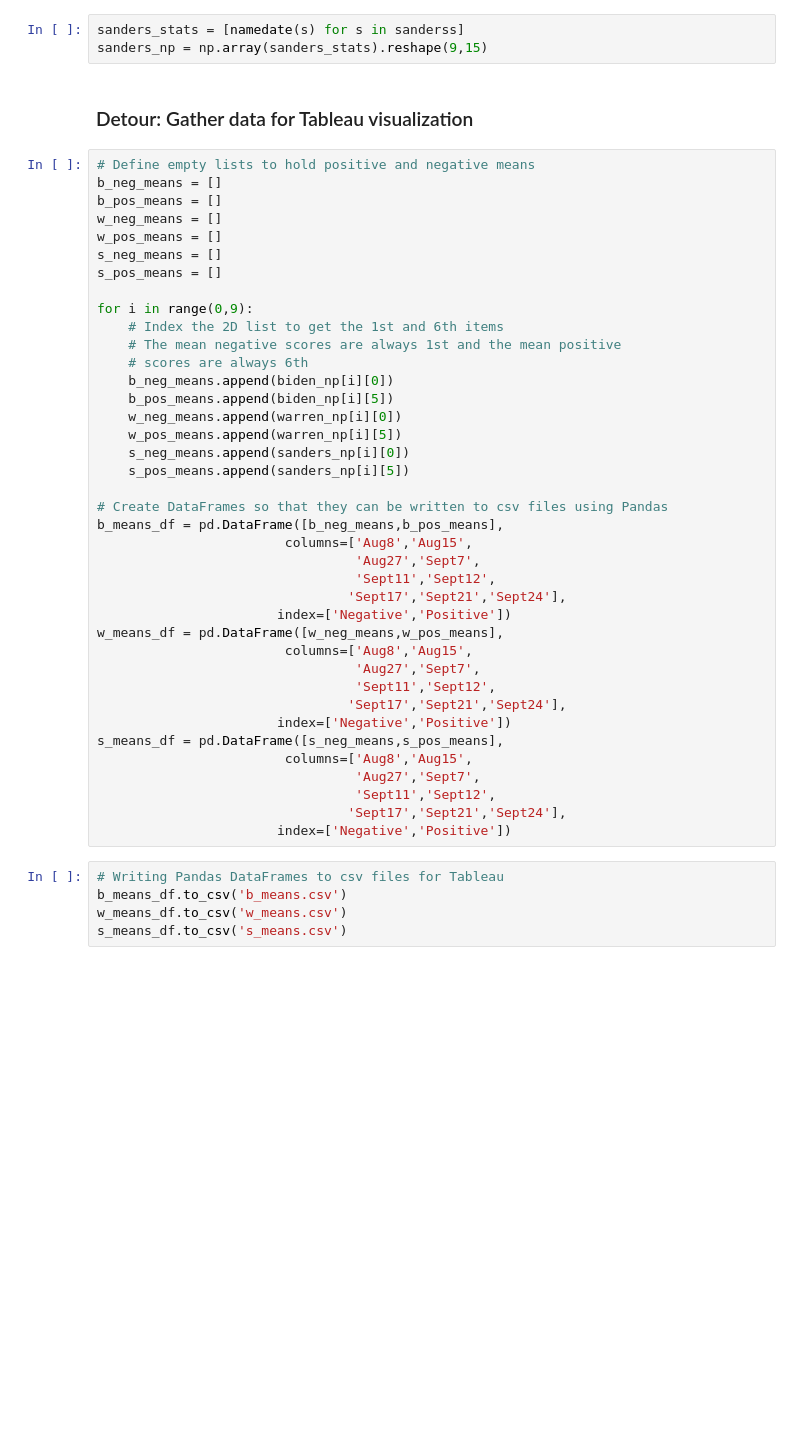
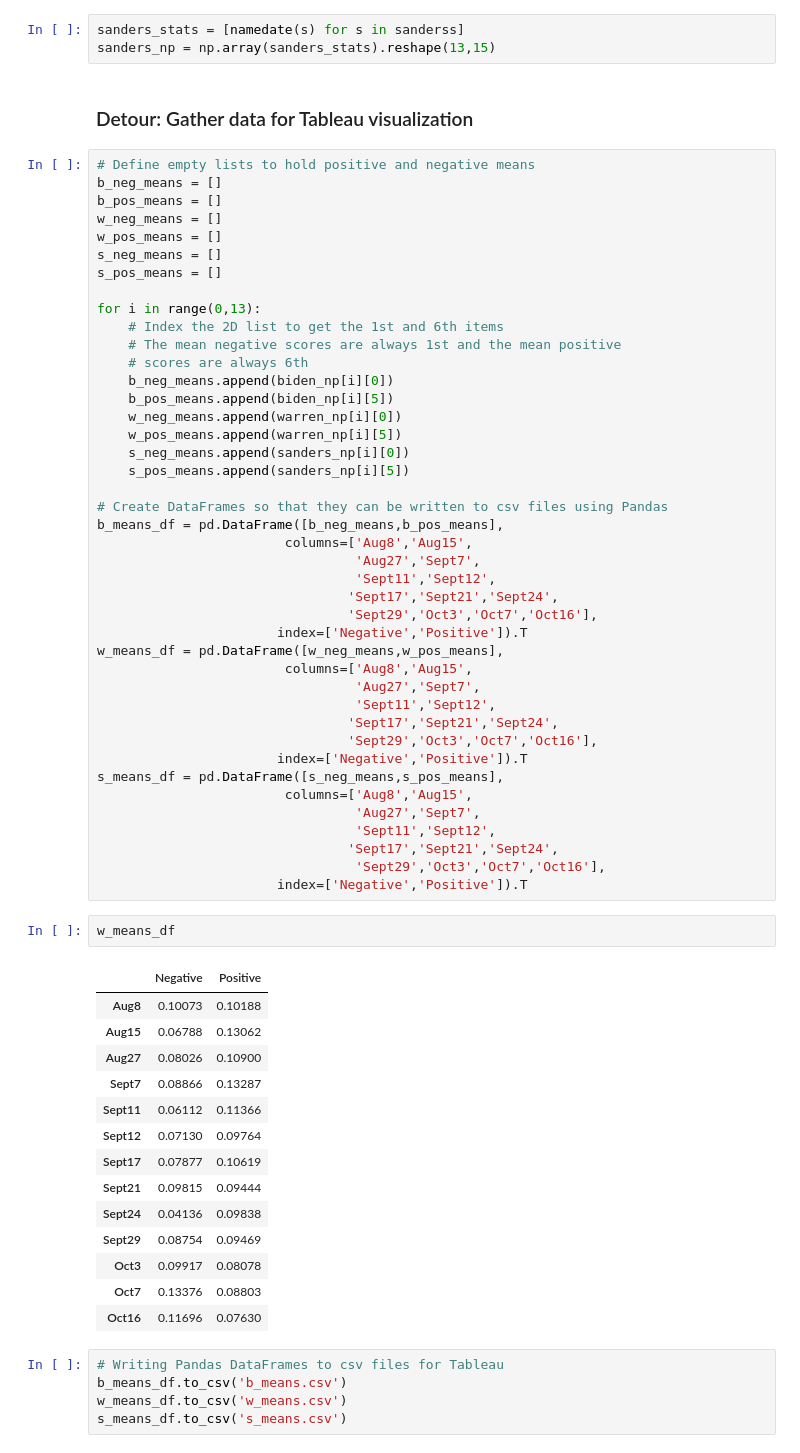
Before and after one commit to ehighland/msds692, a Jupyter notebook: PollsAndPolarity.ipynb, the cells around one changed output. Saved outputs shown, nothing was run; the diff lists cells and outputs as text; blank space fills up the shorter version.

```diff
--- a/PollsAndPolarity.ipynb
+++ b/PollsAndPolarity.ipynb
@@ -160,6 +175,6 @@ warren_np = np.array(warren_stats).reshape(9,15)
 # %%
 sanders_stats = [namedate(s) for s in sanderss]
-sanders_np = np.array(sanders_stats).reshape(9,15)
+sanders_np = np.array(sanders_stats).reshape(13,15)
 # %% [markdown]
 ### Detour: Gather data for Tableau visualization
 # %%
@@ -171,7 +186,7 @@ w_pos_means = []
 s_neg_means = []
 s_pos_means = []
 
-for i in range(0,9):
+for i in range(0,13):
     # Index the 2D list to get the 1st and 6th items
     # The mean negative scores are always 1st and the mean positive
     # scores are always 6th
@@ -187,20 +202,40 @@ b_means_df = pd.DataFrame([b_neg_means,b_pos_means],
                         columns=['Aug8','Aug15',
                                  'Aug27','Sept7',
                                  'Sept11','Sept12',
-                                'Sept17','Sept21','Sept24'],
-                       index=['Negative','Positive'])
+                                'Sept17','Sept21','Sept24',
+                                'Sept29','Oct3','Oct7','Oct16'],
+                       index=['Negative','Positive']).T
 w_means_df = pd.DataFrame([w_neg_means,w_pos_means],
                         columns=['Aug8','Aug15',
                                  'Aug27','Sept7',
                                  'Sept11','Sept12',
-                                'Sept17','Sept21','Sept24'],
-                       index=['Negative','Positive'])
+                                'Sept17','Sept21','Sept24',
+                                'Sept29','Oct3','Oct7','Oct16'],
+                       index=['Negative','Positive']).T
 s_means_df = pd.DataFrame([s_neg_means,s_pos_means],
                         columns=['Aug8','Aug15',
                                  'Aug27','Sept7',
                                  'Sept11','Sept12',
-                                'Sept17','Sept21','Sept24'],
-                       index=['Negative','Positive'])
+                                'Sept17','Sept21','Sept24',
+                                 'Sept29','Oct3','Oct7','Oct16'],
+                       index=['Negative','Positive']).T
+# %%
+w_means_df
+# %% [output]
+|  | Negative | Positive |
+| Aug8 | 0.10073 | 0.10188 |
+| Aug15 | 0.06788 | 0.13062 |
+| Aug27 | 0.08026 | 0.10900 |
+| Sept7 | 0.08866 | 0.13287 |
+| Sept11 | 0.06112 | 0.11366 |
+| Sept12 | 0.07130 | 0.09764 |
+| Sept17 | 0.07877 | 0.10619 |
+| Sept21 | 0.09815 | 0.09444 |
+| Sept24 | 0.04136 | 0.09838 |
+| Sept29 | 0.08754 | 0.09469 |
+| Oct3 | 0.09917 | 0.08078 |
+| Oct7 | 0.13376 | 0.08803 |
+| Oct16 | 0.11696 | 0.07630 |
 # %%
 # Writing Pandas DataFrames to csv files for Tableau
 b_means_df.to_csv('b_means.csv')
```
Also changed, not shown: parts of 40 cells of this notebook, 19 other files.
